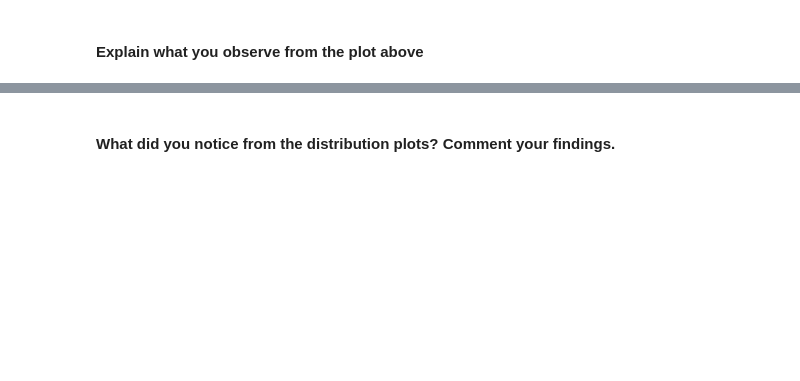
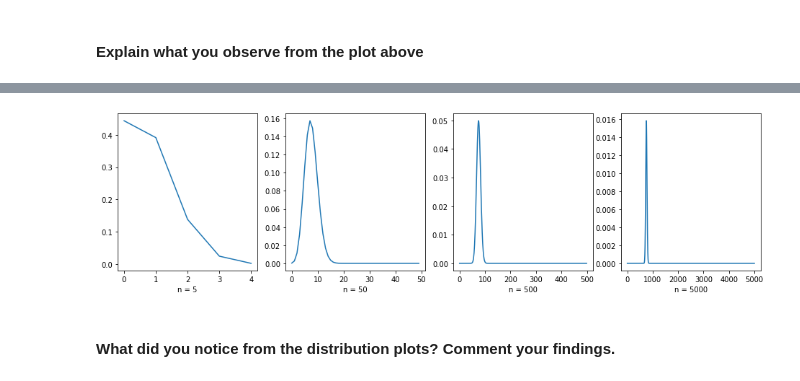
Before and after one commit to ironhack-datalabs/datamad0120, a Jupyter notebook: module-2/lab-probability-distribution/your_code/main.ipynb, the cells around one changed output, grey strips where cells are left out. Cells and saved outputs as stored; diff of their text form; code cells hidden in the pictures; blank space fills up the shorter version.

```diff
--- a/module-2/lab-probability-distribution/your_code/main.ipynb
+++ b/module-2/lab-probability-distribution/your_code/main.ipynb
@@ -54,2 +162,12 @@ Use matplotlib subplots to plot a histogram of each sample.
+# %%
+# Your code here
+n = 5
+p = 0.15
+x = range(n)
+data_binom = binom.pmf(x,n,p)
+print(data_binom)
+plt.plot(data_binom,"*-")
+plt.xlabel(f"n = {n}")
+plt.ylabel("Frecuencia");
 # %% [markdown]
 #### Explain what you observe from the plot above
@@ -62,2 +185,17 @@ Use matplotlib subplots to plot a histogram of each sample.
+# %%
+# Your code here
+n = [5,50,500,5000]
+p = 0.15
+
+f, axs = plt.subplots(1,4,figsize=(16,4))
+
+for ind,elem in enumerate(n):
+    plt.sca(axs[ind])
+    x = range(elem)
+    data_binom = binom.pmf(x,elem,p)
+    plt.plot(data_binom)
+    plt.xlabel(f"n = {elem}")
+# %% [output]
+[figure, added]
 # %% [markdown]
 #### What did you notice from the distribution plots? Comment your findings.
```
Also changed, not shown: parts of 30 cells of this notebook.
